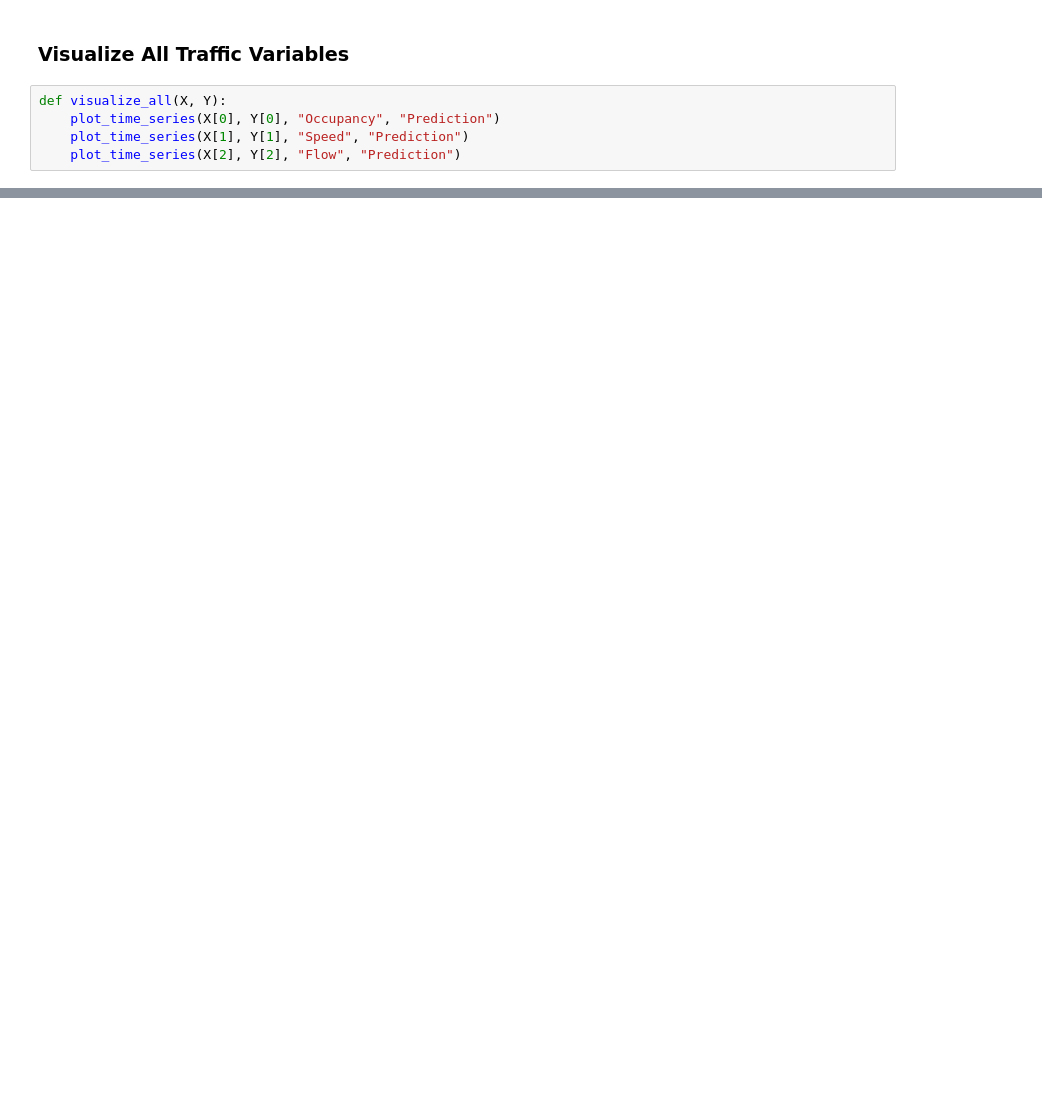
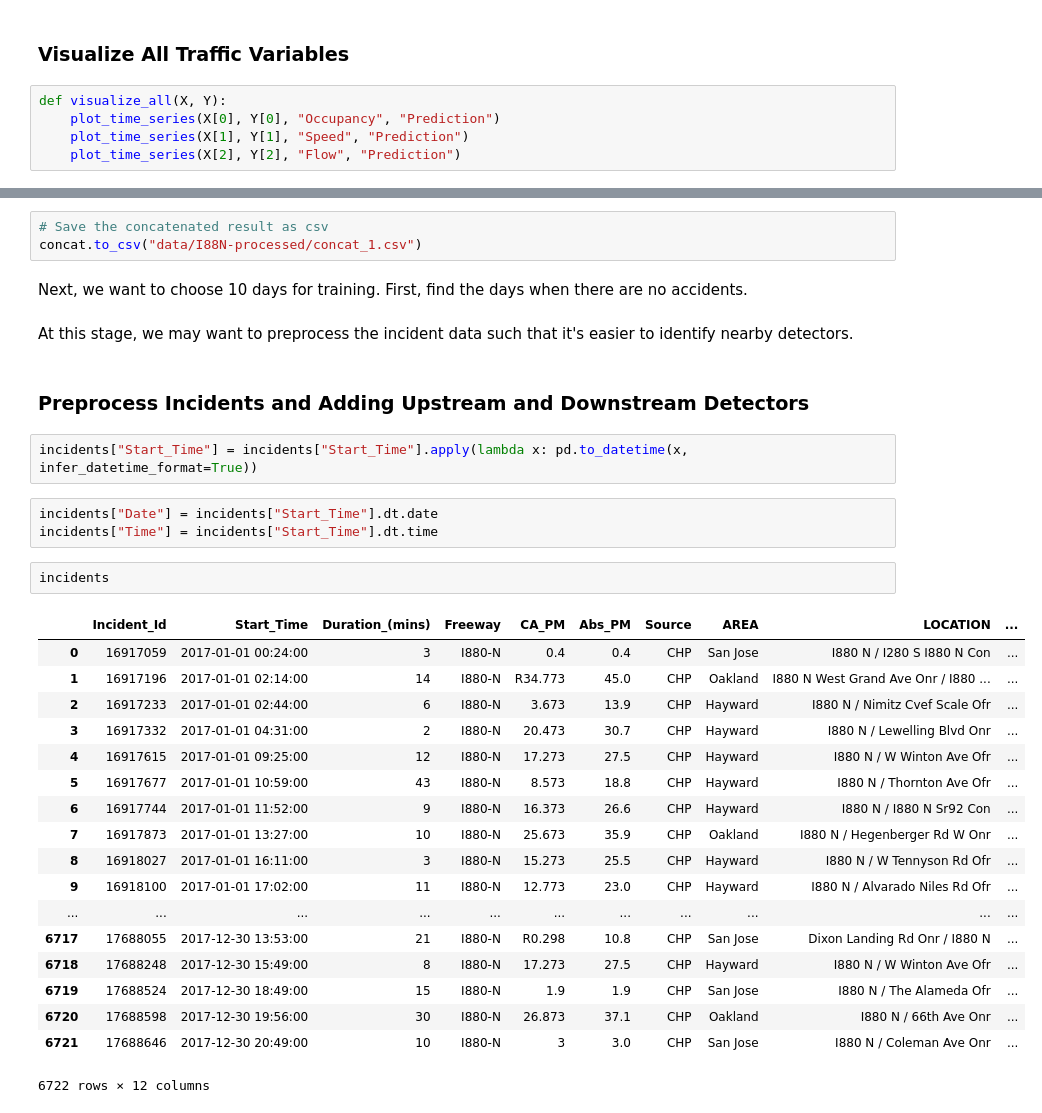
Before and after one commit to hy-lei/A-Hybrid-Approach-for-AID, a Jupyter notebook: TSA.ipynb, the cells around one changed output, grey strips where cells are left out. Saved outputs shown, nothing was run; the diff lists cells and outputs as text; blank space fills up the shorter version.

```diff
--- a/TSA.ipynb
+++ b/TSA.ipynb
@@ -585,0 +660,35 @@ def visualize_all(X, Y):
+# %%
+# Save the concatenated result as csv
+concat.to_csv("data/I88N-processed/concat_1.csv")
+# %% [markdown]
+Next, we want to choose 10 days for training. First, find the days when there are no accidents.
+# %% [markdown]
+At this stage, we may want to preprocess the incident data such that it's easier to identify nearby detectors.
+# %% [markdown]
+### Preprocess Incidents and Adding Upstream and Downstream Detectors
+# %%
+incidents["Start_Time"] = incidents["Start_Time"].apply(lambda x: pd.to_datetime(x, infer_datetime_format=True))
+# %%
+incidents["Date"] = incidents["Start_Time"].dt.date
+incidents["Time"] = incidents["Start_Time"].dt.time
+# %%
+incidents
+# %% [output]
+|  | Incident_Id | Start_Time | Duration_(mins) | Freeway | CA_PM | Abs_PM | Source | AREA | LOCATION | ... |
+| 0 | 16917059 | 2017-01-01 00:24:00 | 3 | I880-N | 0.4 | 0.4 | CHP | San Jose | I880 N / I280 S I880 N Con | ... |
+| 1 | 16917196 | 2017-01-01 02:14:00 | 14 | I880-N | R34.773 | 45.0 | CHP | Oakland | I880 N West Grand Ave Onr / I880 ... | ... |
+| 2 | 16917233 | 2017-01-01 02:44:00 | 6 | I880-N | 3.673 | 13.9 | CHP | Hayward | I880 N / Nimitz Cvef Scale Ofr | ... |
+| 3 | 16917332 | 2017-01-01 04:31:00 | 2 | I880-N | 20.473 | 30.7 | CHP | Hayward | I880 N / Lewelling Blvd Onr | ... |
+| 4 | 16917615 | 2017-01-01 09:25:00 | 12 | I880-N | 17.273 | 27.5 | CHP | Hayward | I880 N / W Winton Ave Ofr | ... |
+| 5 | 16917677 | 2017-01-01 10:59:00 | 43 | I880-N | 8.573 | 18.8 | CHP | Hayward | I880 N / Thornton Ave Ofr | ... |
+| 6 | 16917744 | 2017-01-01 11:52:00 | 9 | I880-N | 16.373 | 26.6 | CHP | Hayward | I880 N / I880 N Sr92 Con | ... |
+| 7 | 16917873 | 2017-01-01 13:27:00 | 10 | I880-N | 25.673 | 35.9 | CHP | Oakland | I880 N / Hegenberger Rd W Onr | ... |
+| 8 | 16918027 | 2017-01-01 16:11:00 | 3 | I880-N | 15.273 | 25.5 | CHP | Hayward | I880 N / W Tennyson Rd Ofr | ... |
+| 9 | 16918100 | 2017-01-01 17:02:00 | 11 | I880-N | 12.773 | 23.0 | CHP | Hayward | I880 N / Alvarado Niles Rd Ofr | ... |
+| ... | ... | ... | ... | ... | ... | ... | ... | ... | ... | ... |
+| 6717 | 17688055 | 2017-12-30 13:53:00 | 21 | I880-N | R0.298 | 10.8 | CHP | San Jose | Dixon Landing Rd Onr / I880 N | ... |
+| 6718 | 17688248 | 2017-12-30 15:49:00 | 8 | I880-N | 17.273 | 27.5 | CHP | Hayward | I880 N / W Winton Ave Ofr | ... |
+| 6719 | 17688524 | 2017-12-30 18:49:00 | 15 | I880-N | 1.9 | 1.9 | CHP | San Jose | I880 N / The Alameda Ofr | ... |
+| 6720 | 17688598 | 2017-12-30 19:56:00 | 30 | I880-N | 26.873 | 37.1 | CHP | Oakland | I880 N / 66th Ave Onr | ... |
+| 6721 | 17688646 | 2017-12-30 20:49:00 | 10 | I880-N | 3 | 3.0 | CHP | San Jose | I880 N / Coleman Ave Onr | ... |
+6722 rows × 12 columns
```
Also changed, not shown: parts of 56 cells of this notebook.
